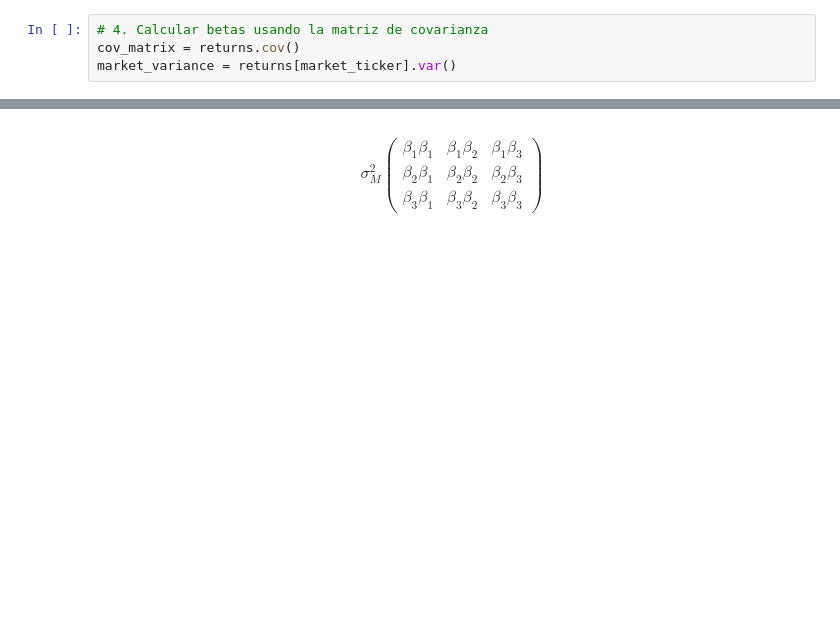
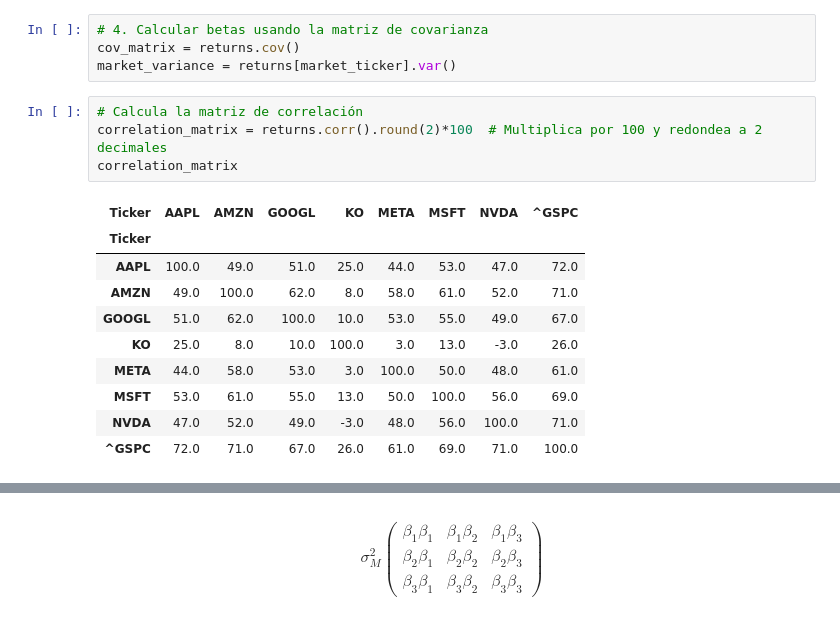
Before and after one commit to dmikan/finance-issues, a Jupyter notebook: modern_portfolio_theory/stock_portfalio_yfinance_beta.ipynb, the cells around one changed output, grey strips where cells are left out. Saved outputs shown, nothing was run; the diff lists cells and outputs as text; blank space fills up the shorter version.

```diff
--- a/modern_portfolio_theory/stock_portfalio_yfinance_beta.ipynb
+++ b/modern_portfolio_theory/stock_portfalio_yfinance_beta.ipynb
@@ -65,6 +65,21 @@ returns.shape
 # 4. Calcular betas usando la matriz de covarianza
 cov_matrix = returns.cov()
 market_variance = returns[market_ticker].var()
+# %%
+# Calcula la matriz de correlación
+correlation_matrix = returns.corr().round(2)*100  # Multiplica por 100 y redondea a 2 decimales
+correlation_matrix
+# %% [output]
+| Ticker | AAPL | AMZN | GOOGL | KO | META | MSFT | NVDA | ^GSPC |
+| Ticker |  |  |  |  |  |  |  |  |
+| AAPL | 100.0 | 49.0 | 51.0 | 25.0 | 44.0 | 53.0 | 47.0 | 72.0 |
+| AMZN | 49.0 | 100.0 | 62.0 | 8.0 | 58.0 | 61.0 | 52.0 | 71.0 |
+| GOOGL | 51.0 | 62.0 | 100.0 | 10.0 | 53.0 | 55.0 | 49.0 | 67.0 |
+| KO | 25.0 | 8.0 | 10.0 | 100.0 | 3.0 | 13.0 | -3.0 | 26.0 |
+| META | 44.0 | 58.0 | 53.0 | 3.0 | 100.0 | 50.0 | 48.0 | 61.0 |
+| MSFT | 53.0 | 61.0 | 55.0 | 13.0 | 50.0 | 100.0 | 56.0 | 69.0 |
+| NVDA | 47.0 | 52.0 | 49.0 | -3.0 | 48.0 | 56.0 | 100.0 | 71.0 |
+| ^GSPC | 72.0 | 71.0 | 67.0 | 26.0 | 61.0 | 69.0 | 71.0 | 100.0 |
 # %%
 cov_matrix
 # %% [output]
```
Also changed, not shown: parts of 5 cells of this notebook, 2 other files.
